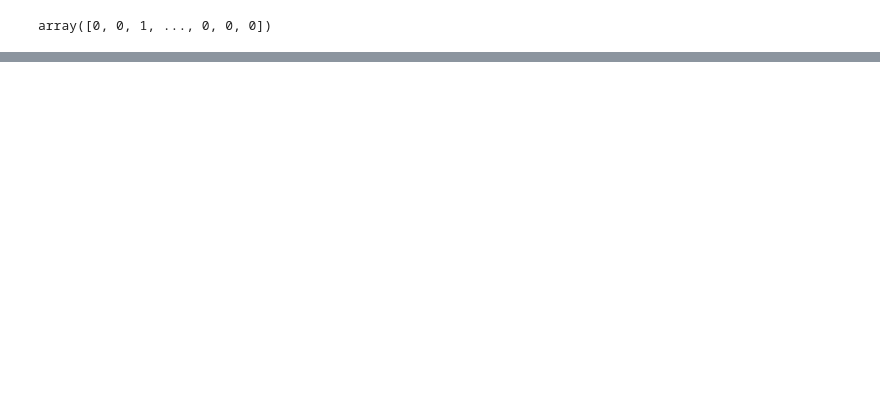
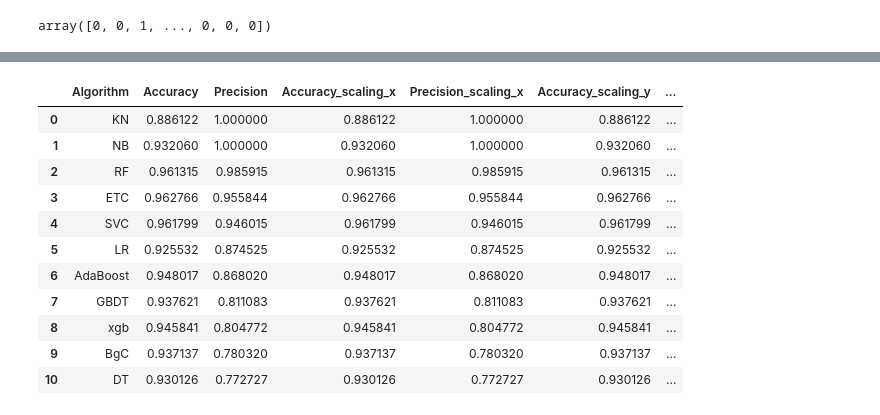
Before and after one commit to iaayushmaan/SMS-Spam-Detection, a Jupyter notebook: sms-spam-detection.ipynb, the cells around one changed output, grey strips where cells are left out. Saved outputs shown, nothing was run; the diff lists cells and outputs as text; code cells hidden in the pictures; blank space fills up the shorter version.

```diff
--- a/sms-spam-detection.ipynb
+++ b/sms-spam-detection.ipynb
@@ -457,0 +463,23 @@ plt.show()
+# %%
+temp_df = pd.DataFrame({'Algorithm':clfs.keys(),'Accuracy_scaling':accuracy_scores,'Precision_scaling':precision_scores}).sort_values('Precision_scaling',ascending=False)
+# %%
+new_df = performance_df.merge(temp_df,on='Algorithm')
+# %%
+new_df_scaled = new_df.merge(temp_df,on='Algorithm')
+# %%
+temp_df = pd.DataFrame({'Algorithm':clfs.keys(),'Accuracy_num_chars':accuracy_scores,'Precision_num_chars':precision_scores}).sort_values('Precision_num_chars',ascending=False)
+# %%
+new_df_scaled.merge(temp_df,on='Algorithm')
+# %% [output]
+|  | Algorithm | Accuracy | Precision | Accuracy_scaling_x | Precision_scaling_x | Accuracy_scaling_y | ... |
+| 0 | KN | 0.886122 | 1.000000 | 0.886122 | 1.000000 | 0.886122 | ... |
+| 1 | NB | 0.932060 | 1.000000 | 0.932060 | 1.000000 | 0.932060 | ... |
+| 2 | RF | 0.961315 | 0.985915 | 0.961315 | 0.985915 | 0.961315 | ... |
+| 3 | ETC | 0.962766 | 0.955844 | 0.962766 | 0.955844 | 0.962766 | ... |
+| 4 | SVC | 0.961799 | 0.946015 | 0.961799 | 0.946015 | 0.961799 | ... |
+| 5 | LR | 0.925532 | 0.874525 | 0.925532 | 0.874525 | 0.925532 | ... |
+| 6 | AdaBoost | 0.948017 | 0.868020 | 0.948017 | 0.868020 | 0.948017 | ... |
+| 7 | GBDT | 0.937621 | 0.811083 | 0.937621 | 0.811083 | 0.937621 | ... |
+| 8 | xgb | 0.945841 | 0.804772 | 0.945841 | 0.804772 | 0.945841 | ... |
+| 9 | BgC | 0.937137 | 0.780320 | 0.937137 | 0.780320 | 0.937137 | ... |
+| 10 | DT | 0.930126 | 0.772727 | 0.930126 | 0.772727 | 0.930126 | ... |
```
Also changed, not shown: parts of 12 cells of this notebook.
